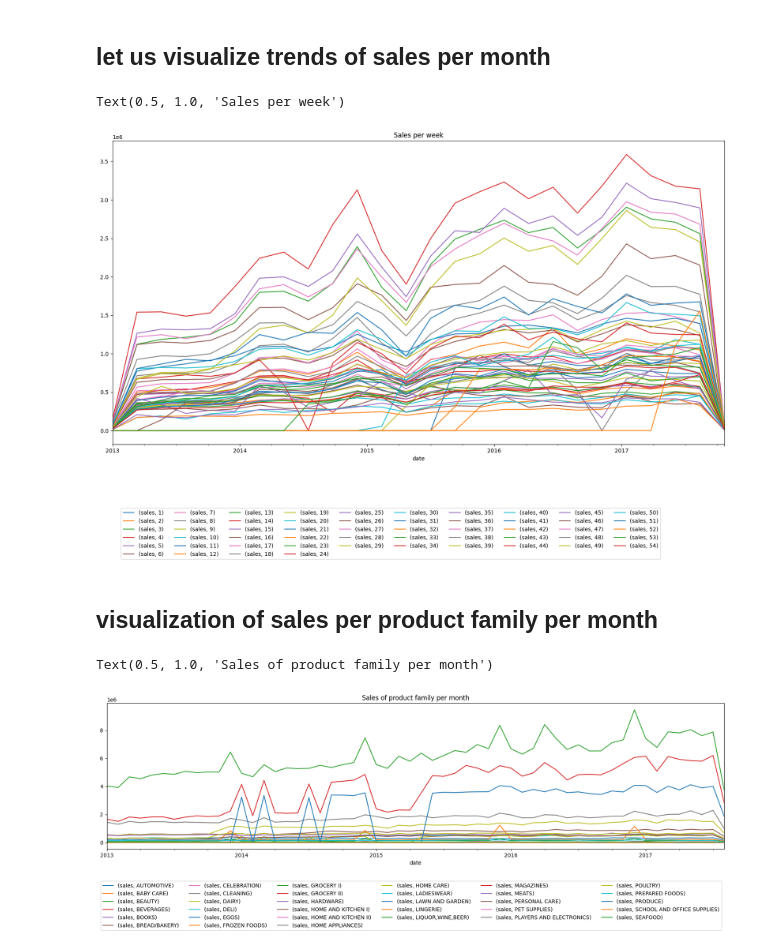
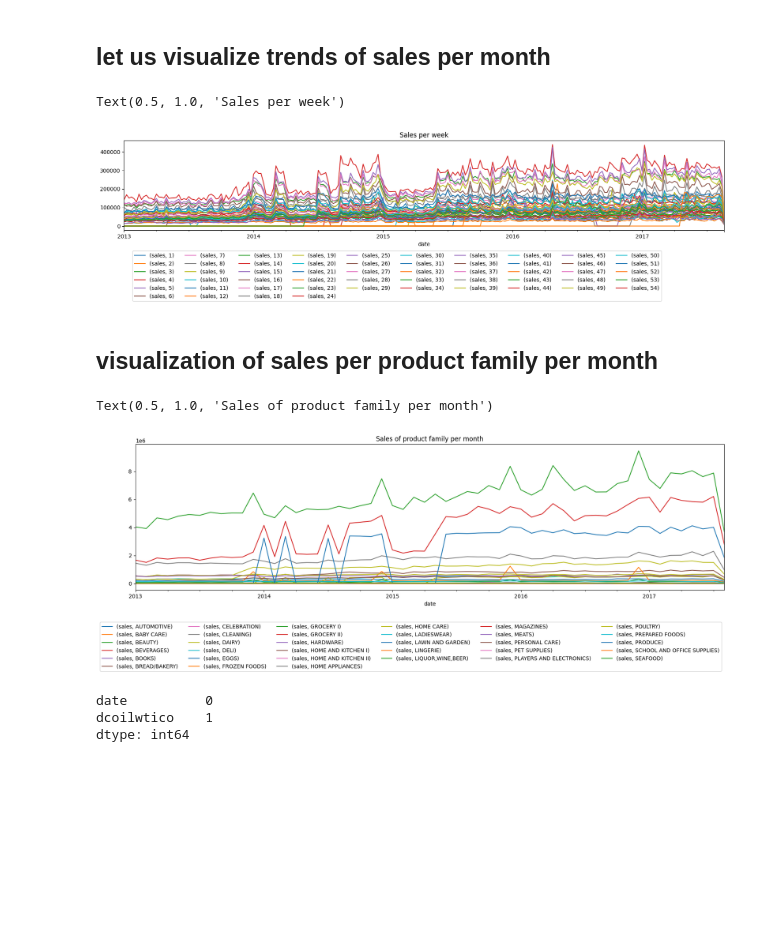
Before and after one commit to Ephicho/Regression, a Jupyter notebook: Regression.ipynb, the cells around one changed output. Cells and saved outputs as stored; diff of their text form; code cells hidden in the pictures; blank space fills up the shorter version.

```diff
--- a/Regression.ipynb
+++ b/Regression.ipynb
@@ -10,7 +11,8 @@ from sklearn.preprocessing import LabelEncoder
 # %% [markdown]
 ## Let us first look at our data #1 Train data
 # %%
-train_data = pd.read_csv('train.csv')
+zf = zipfile.ZipFile('Data.zip')
+train_data = pd.read_csv(zf.open('Data/train.csv'))
 
 train_data.info()
 # %% [output]
@@ -233,18 +235,18 @@ dtype: int64
 # %%
 sales_per_store_weekly = (
     train_data
     .groupby(['date', 'store_nbr'])
     .aggregate({'sales': 'sum'})
     .unstack()
-    .resample('10W') # displaying weekly progress in time series analysis
+    .resample('1W') # displaying weekly progress in time series analysis
     .sum()
 )
-sales_per_store_weekly.plot(figsize=(20,10))
+sales_per_store_weekly.plot(figsize=(20,3))
 plt.legend(bbox_to_anchor=(0.9,-.2), ncol=10)
 plt.title("Sales per week")
 # %% [output]
 Text(0.5, 1.0, 'Sales per week')
-[figure, old version]
+[figure, new version]
 # %% [markdown]
 ## visualization of sales per product family per month
 # %%
@@ -256,9 +258,15 @@ family_sales_per_month = (
     .resample('1M')
     .sum()
 )
-family_sales_per_month.plot(figsize=(21,5))
+family_sales_per_month.plot(figsize=(20,5))
 plt.legend(bbox_to_anchor=(1, -.2), ncol=6)
 plt.title("Sales of product family per month")
 # %% [output]
 Text(0.5, 1.0, 'Sales of product family per month')
-[figure, old version]
+[figure, new version]
+# %%
+oil_data.isna().sum()
+# %% [output]
+date          0
+dcoilwtico    1
+dtype: int64
```
Also changed, not shown: parts of 8 cells of this notebook, 1 other file.
